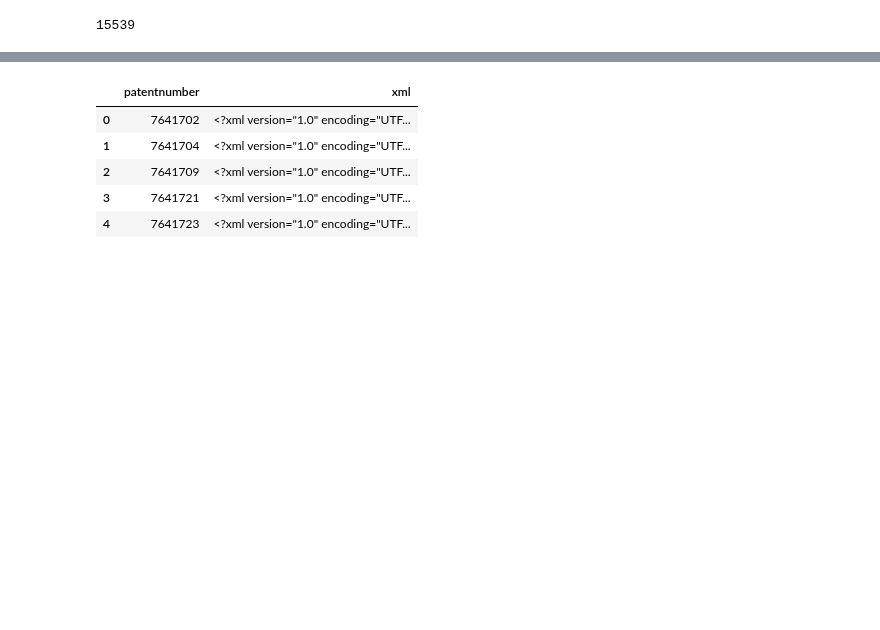
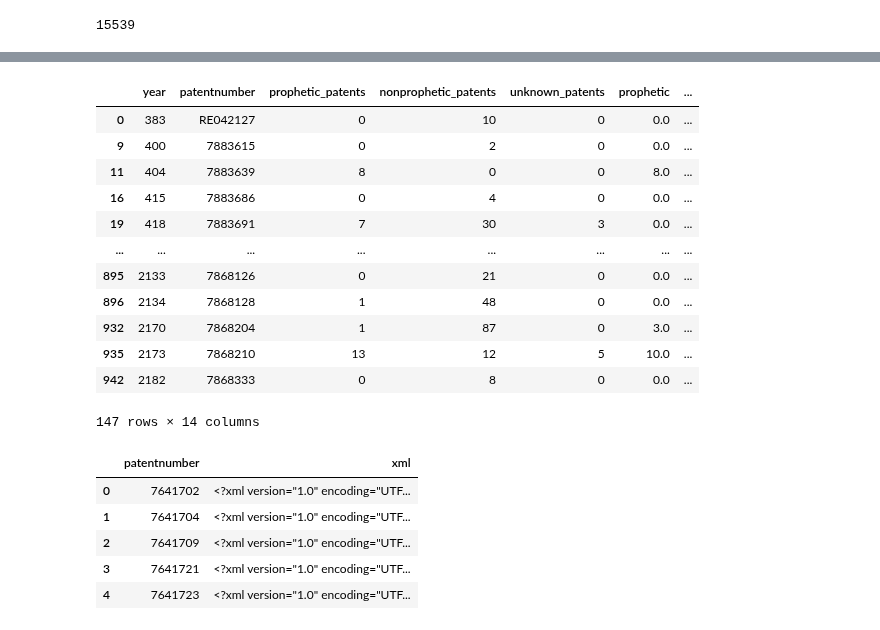
Before and after one commit to AmirMohammadiKarbalaei/prophetic_patents, a Jupyter notebook: notebooks/freilich_test_set.ipynb, the cells around one changed output, grey strips where cells are left out. Saved outputs shown, nothing was run; the diff lists cells and outputs as text; code cells hidden in the pictures; blank space fills up the shorter version.

```diff
--- a/notebooks/freilich_test_set.ipynb
+++ b/notebooks/freilich_test_set.ipynb
@@ -268,3 +289,19 @@ Number of patets with experiments extracted 943
+# %%
+df_check[(df_check.Total_Extracted<df_check.Total_Freilich)]
+# %% [output]
+|  | year | patentnumber | prophetic_patents | nonprophetic_patents | unknown_patents | prophetic | ... |
+| 0 | 383 | RE042127 | 0 | 10 | 0 | 0.0 | ... |
+| 9 | 400 | 7883615 | 0 | 2 | 0 | 0.0 | ... |
+| 11 | 404 | 7883639 | 8 | 0 | 0 | 8.0 | ... |
+| 16 | 415 | 7883686 | 0 | 4 | 0 | 0.0 | ... |
+| 19 | 418 | 7883691 | 7 | 30 | 3 | 0.0 | ... |
+| ... | ... | ... | ... | ... | ... | ... | ... |
+| 895 | 2133 | 7868126 | 0 | 21 | 0 | 0.0 | ... |
+| 896 | 2134 | 7868128 | 1 | 48 | 0 | 0.0 | ... |
+| 932 | 2170 | 7868204 | 1 | 87 | 0 | 3.0 | ... |
+| 935 | 2173 | 7868210 | 13 | 12 | 5 | 10.0 | ... |
+| 942 | 2182 | 7868333 | 0 | 8 | 0 | 0.0 | ... |
+147 rows × 14 columns
 # %%
 test_dataset = read_json("patent_xmls_2010.json")
 test_dataset_df = pd.DataFrame.from_dict(test_dataset, orient='index').reset_index()
```
Also changed, not shown: parts of 2 cells of this notebook, 1 other file.
